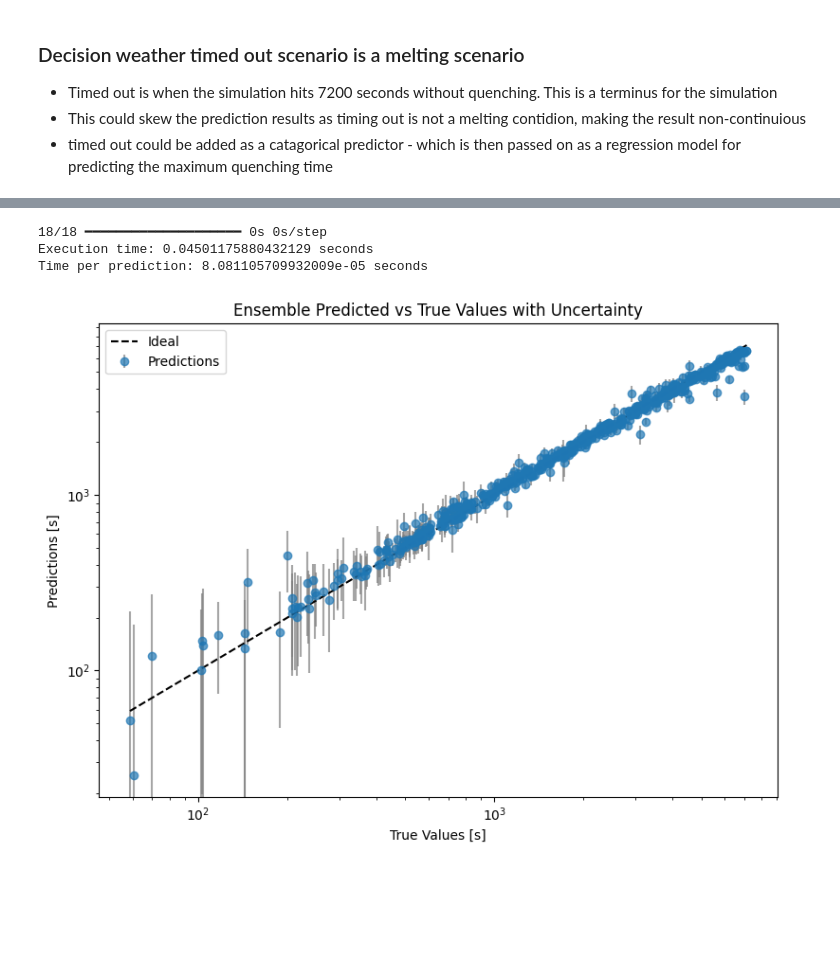
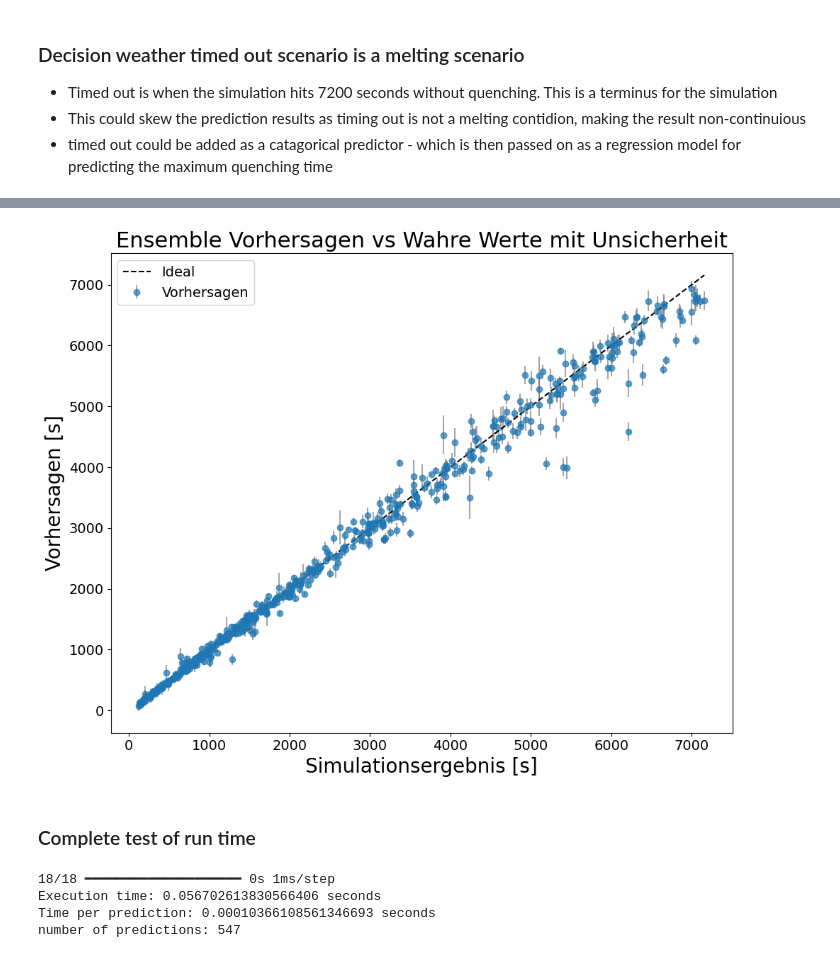
Before and after one commit to Jaz-JThompson/Quenchzeit_Vorhersage_APP, a Jupyter notebook: NN1_regression_maxquenchtime.ipynb, the cells around one changed output, grey strips where cells are left out. Cells and saved outputs as stored; diff of their text form; code cells hidden in the pictures; blank space fills up the shorter version.

```diff
--- a/NN1_regression_maxquenchtime.ipynb
+++ b/NN1_regression_maxquenchtime.ipynb
@@ -402,3 +295,23 @@ r2 score: 0.9792811187976685
+# %%
+# Plot
+plt.figure(figsize=(10, 8))  # Slightly larger for better readability
+plt.errorbar(y_test_inv, y_pred_mean, yerr=y_pred_std, fmt='o', ecolor='gray', alpha=0.7, label='Vorhersagen')
+plt.plot([min(y_test_inv), max(y_test_inv)], [min(y_test_inv), max(y_test_inv)], '--k', label='Ideal')
+fs =20
+# Bigger fonts
+plt.xlabel('Simulationsergebnis [s]', fontsize=fs)
+plt.ylabel('Vorhersagen [s]', fontsize=fs)
+plt.title('Ensemble Vorhersagen vs Wahre Werte mit Unsicherheit', fontsize=fs+2)
+plt.xticks(fontsize=14)
+plt.yticks(fontsize=14)
+plt.legend(fontsize=14)
+
+plt.tight_layout()
+plt.show()
+# %% [output]
+[figure, added]
+# %% [markdown]
+### Complete test of run time
 # %%
 # how long does it take to run
 start_time = time.time()
@@ -410,22 +323,9 @@ execution_time = end_time - start_time
 print(f"Execution time: {execution_time} seconds")
 # time per prediction
 print(f"Time per prediction: {execution_time / len(X_test)} seconds")
+print(f"number of predictions: {len(X_test)}")
 # %% [output]
-18/18 ━━━━━━━━━━━━━━━━━━━━ 0s 0s/step
-Execution time: 0.04501175880432129 seconds
-Time per prediction: 8.081105709932009e-05 seconds
+18/18 ━━━━━━━━━━━━━━━━━━━━ 0s 1ms/step
+Execution time: 0.056702613830566406 seconds
+Time per prediction: 0.00010366108561346693 seconds
+number of predictions: 547
-# %%
-#make the plot on a log log scale
-plt.figure(figsize=(8, 6))
-plt.errorbar(y_test_inv, y_pred_mean, yerr=y_pred_std, fmt='o', ecolor='gray', alpha=0.7, label='Predictions')
-plt.plot([min(y_test_inv), max(y_test_inv)], [min(y_test_inv), max(y_test_inv)], '--k', label='Ideal')
-plt.xscale('log')
-plt.yscale('log')
-plt.xlabel('True Values [s]')
-plt.ylabel('Predictions [s]')
-plt.title('Ensemble Predicted vs True Values with Uncertainty')
-plt.legend()
-plt.tight_layout()
-plt.show()
-# %% [output]
-[figure, removed]
```
Also changed, not shown: parts of 14 cells of this notebook, 17 other files.
